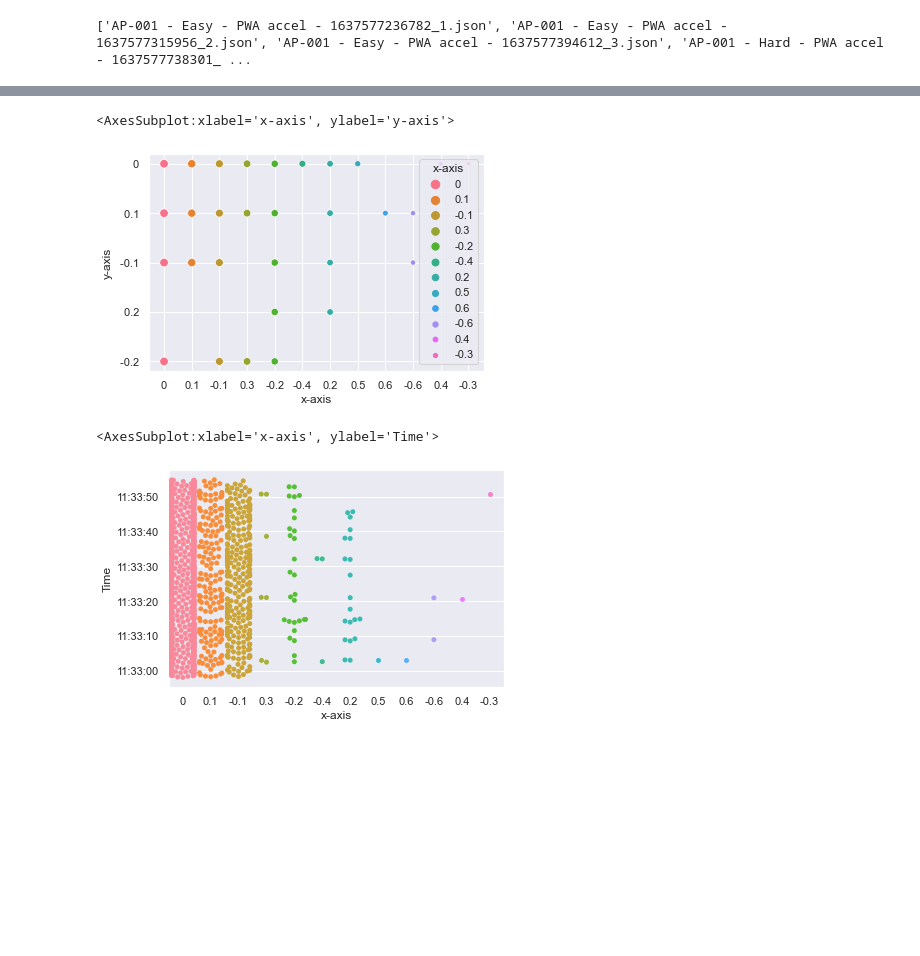
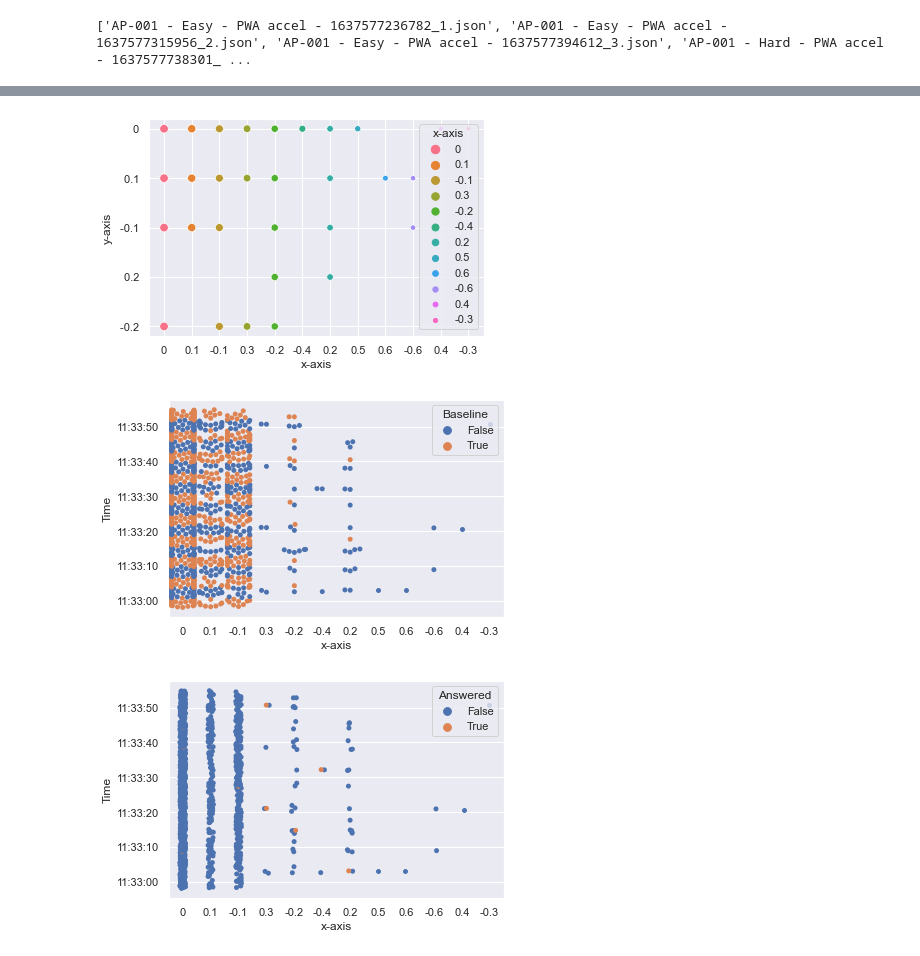
Before and after one commit to jawadahmedtaj/ThesisDataProcessing, a Jupyter notebook: main.ipynb, the cells around one changed output, grey strips where cells are left out. Drawn from its saved outputs; the diff is of its cells as text; code cells hidden in the pictures; blank space fills up the shorter version.

```diff
--- a/main.ipynb
+++ b/main.ipynb
@@ -219,13 +229,15 @@ sns.histplot(
 # %%
-sns.scatterplot(x="x-axis", y="y-axis", data=easy1, hue="x-axis", size="x-axis")
+scatterplotter(data=easy1, x="x-axis", y="y-axis", hue="x-axis", size="x-axis")
 # %% [output]
-<AxesSubplot:xlabel='x-axis', ylabel='y-axis'>
 [figure]
 # %%
-sns.swarmplot(data=easy1,x="x-axis", y="Time")
+swarmplotter(data=easy1, x="x-axis", y="Time", hue="Baseline")
 # %% [output]
-<AxesSubplot:xlabel='x-axis', ylabel='Time'>
-[figure, old version]
+[figure, new version]
+# %%
+stripplotter(data=easy1, x="x-axis", y="Time", hue="Answered")
+# %% [output]
+[figure, added]
 # %%
 import base64
 import cv2
```
Also changed, not shown: parts of 5 cells of this notebook.
